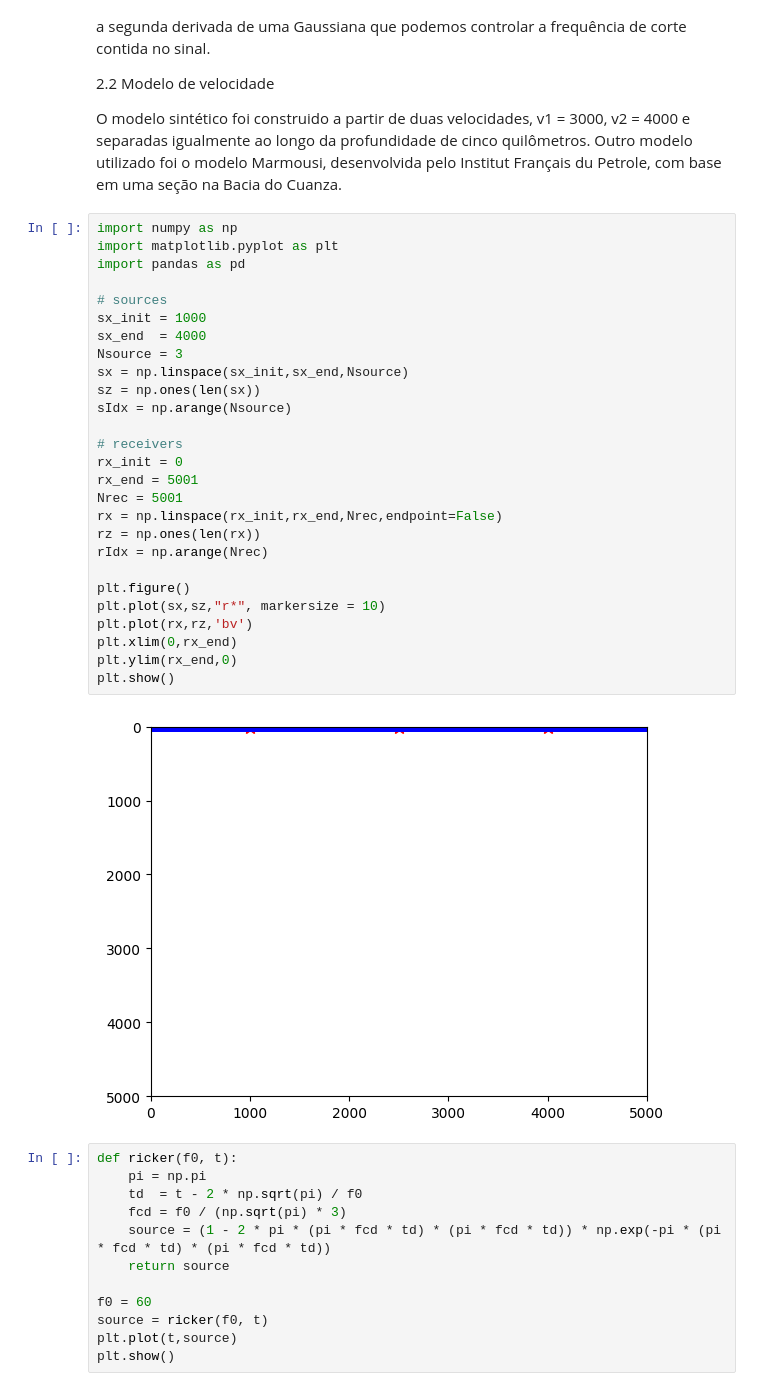
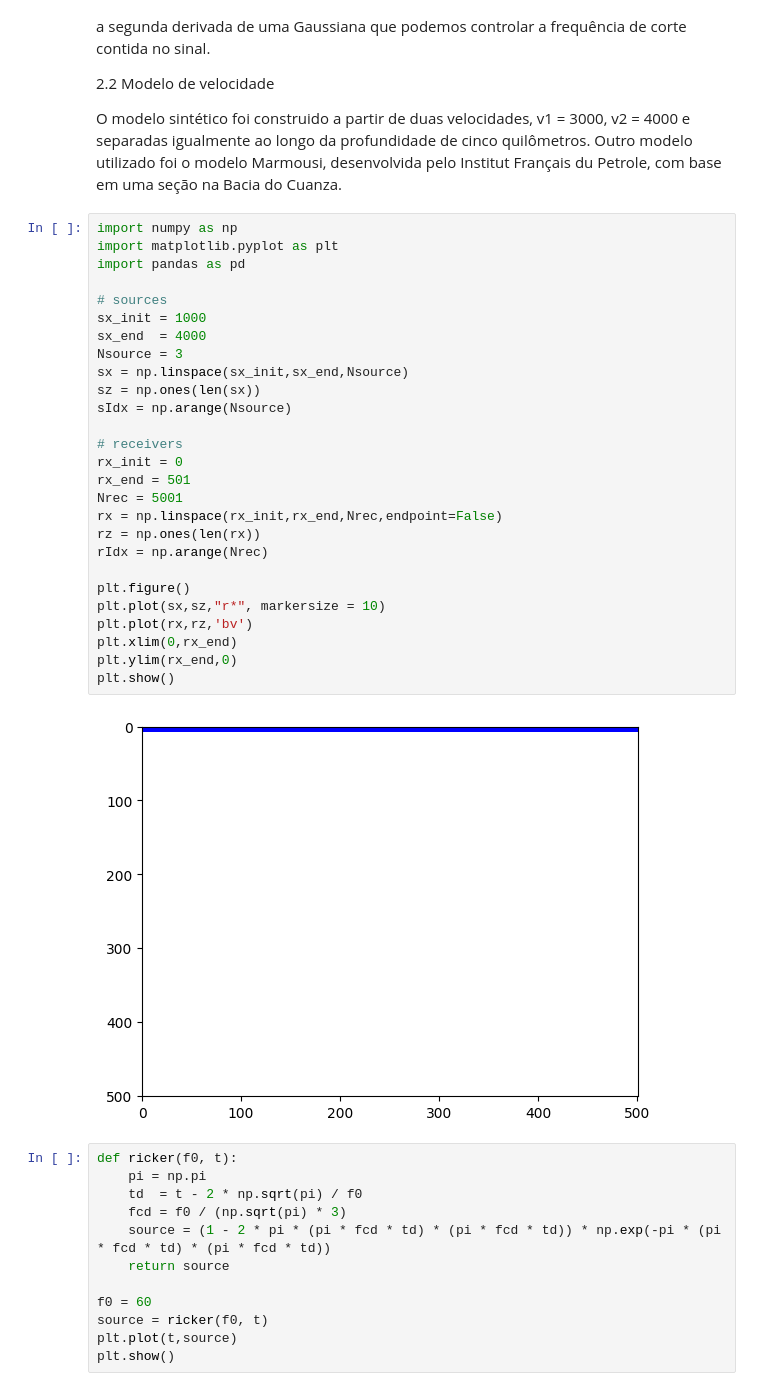
Before and after one commit to GISIS-UFF/SeismicModeling2D, a Jupyter notebook: src/Relatorio.ipynb, the cells around one changed output. Cells and saved outputs as stored; diff of their text form.

```diff
--- a/src/Relatorio.ipynb
+++ b/src/Relatorio.ipynb
@@ -65,32 +62,32 @@ O modelo sintético foi construido a partir de duas velocidades, v1 = 3000, v2 =
 # %%
 import numpy as np
 import matplotlib.pyplot as plt
 import pandas as pd
 
 # sources
 sx_init = 1000
 sx_end  = 4000
 Nsource = 3
 sx = np.linspace(sx_init,sx_end,Nsource)
 sz = np.ones(len(sx))
 sIdx = np.arange(Nsource)
 
 # receivers
 rx_init = 0
-rx_end = 5001
+rx_end = 501
 Nrec = 5001
 rx = np.linspace(rx_init,rx_end,Nrec,endpoint=False)
 rz = np.ones(len(rx))
 rIdx = np.arange(Nrec)
 
 plt.figure()
 plt.plot(sx,sz,"r*", markersize = 10)
 plt.plot(rx,rz,'bv')
 plt.xlim(0,rx_end)
 plt.ylim(rx_end,0)
 plt.show()
 # %% [output]
-[figure, old version]
+[figure, new version]
 # %%
 def ricker(f0, t):
     pi = np.pi
```
Also changed, not shown: parts of 11 cells of this notebook, 5 other files.
